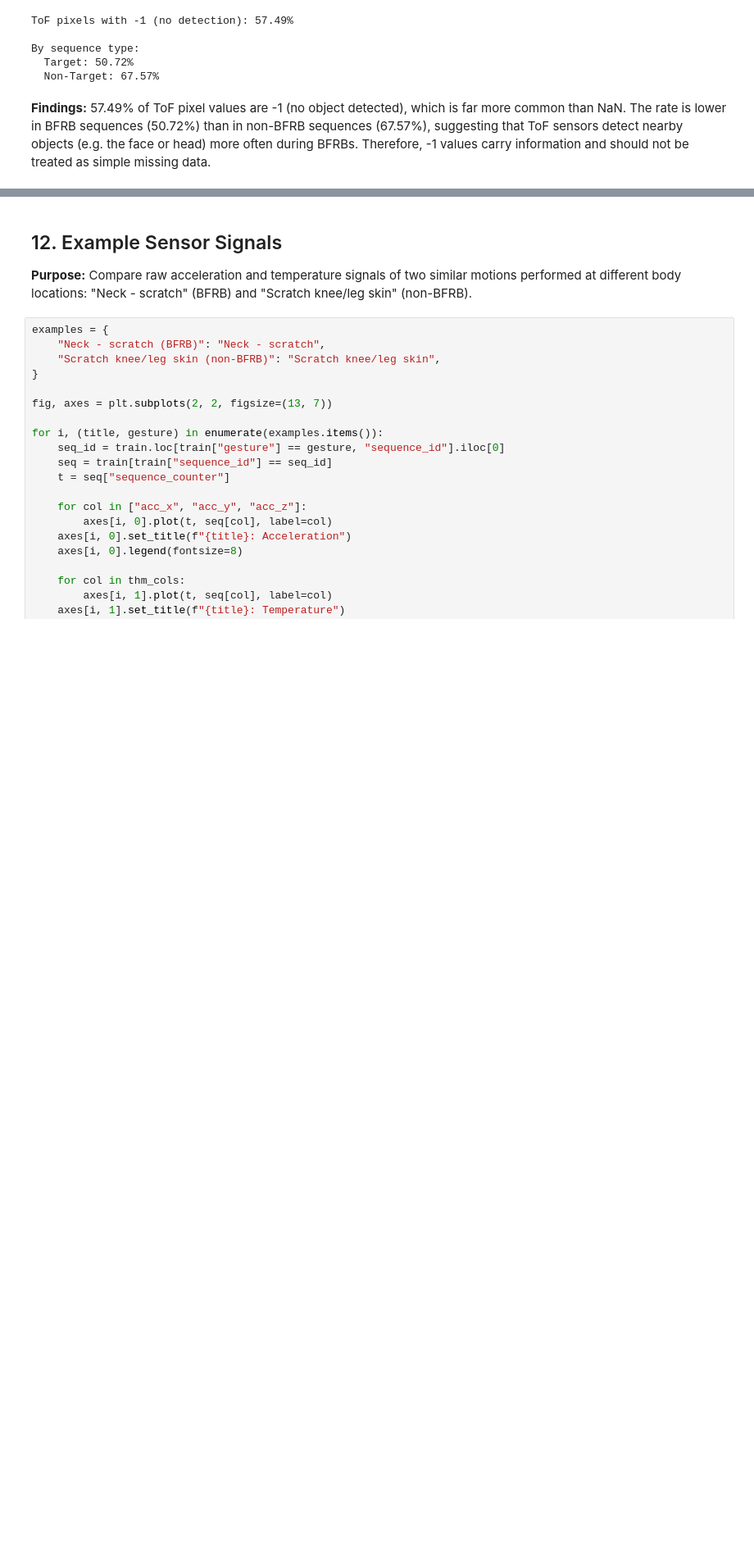
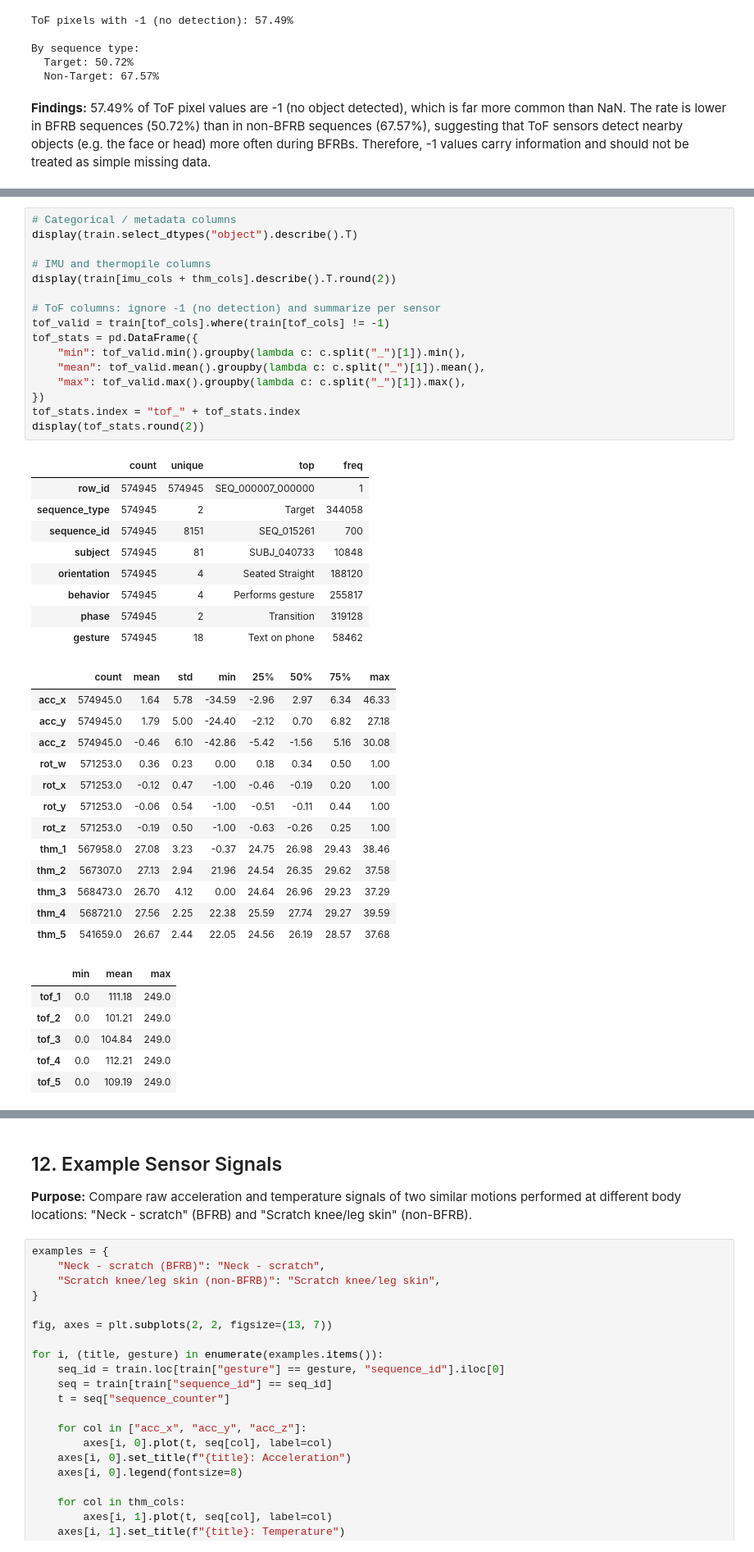
Before and after one commit to ezgitemur/GROUP18_CENG313, a Jupyter notebook: assignment1_eda_baseline.ipynb, the cells around one changed output, grey strips where cells are left out. Shown at 82% size. Cells and saved outputs as stored; diff of their text form; blank space fills up the shorter version.

Commit message:
add dtypes, describe and duplicate checks to EDA

```diff
--- a/assignment1_eda_baseline.ipynb
+++ b/assignment1_eda_baseline.ipynb
@@ -286,0 +325,45 @@ By sequence type:
+# %%
+# Categorical / metadata columns
+display(train.select_dtypes("object").describe().T)
+
+# IMU and thermopile columns
+display(train[imu_cols + thm_cols].describe().T.round(2))
+
+# ToF columns: ignore -1 (no detection) and summarize per sensor
+tof_valid = train[tof_cols].where(train[tof_cols] != -1)
+tof_stats = pd.DataFrame({
+    "min": tof_valid.min().groupby(lambda c: c.split("_")[1]).min(),
+    "mean": tof_valid.mean().groupby(lambda c: c.split("_")[1]).mean(),
+    "max": tof_valid.max().groupby(lambda c: c.split("_")[1]).max(),
+})
+tof_stats.index = "tof_" + tof_stats.index
+display(tof_stats.round(2))
+# %% [output]
+|  | count | unique | top | freq |
+| row_id | 574945 | 574945 | SEQ_000007_000000 | 1 |
+| sequence_type | 574945 | 2 | Target | 344058 |
+| sequence_id | 574945 | 8151 | SEQ_015261 | 700 |
+| subject | 574945 | 81 | SUBJ_040733 | 10848 |
+| orientation | 574945 | 4 | Seated Straight | 188120 |
+| behavior | 574945 | 4 | Performs gesture | 255817 |
+| phase | 574945 | 2 | Transition | 319128 |
+| gesture | 574945 | 18 | Text on phone | 58462 |
+|  | count | mean | std | min | 25% | 50% | 75% | max |
+| acc_x | 574945.0 | 1.64 | 5.78 | -34.59 | -2.96 | 2.97 | 6.34 | 46.33 |
+| acc_y | 574945.0 | 1.79 | 5.00 | -24.40 | -2.12 | 0.70 | 6.82 | 27.18 |
+| acc_z | 574945.0 | -0.46 | 6.10 | -42.86 | -5.42 | -1.56 | 5.16 | 30.08 |
+| rot_w | 571253.0 | 0.36 | 0.23 | 0.00 | 0.18 | 0.34 | 0.50 | 1.00 |
+| rot_x | 571253.0 | -0.12 | 0.47 | -1.00 | -0.46 | -0.19 | 0.20 | 1.00 |
+| rot_y | 571253.0 | -0.06 | 0.54 | -1.00 | -0.51 | -0.11 | 0.44 | 1.00 |
+| rot_z | 571253.0 | -0.19 | 0.50 | -1.00 | -0.63 | -0.26 | 0.25 | 1.00 |
+| thm_1 | 567958.0 | 27.08 | 3.23 | -0.37 | 24.75 | 26.98 | 29.43 | 38.46 |
+| thm_2 | 567307.0 | 27.13 | 2.94 | 21.96 | 24.54 | 26.35 | 29.62 | 37.58 |
+| thm_3 | 568473.0 | 26.70 | 4.12 | 0.00 | 24.64 | 26.96 | 29.23 | 37.29 |
+| thm_4 | 568721.0 | 27.56 | 2.25 | 22.38 | 25.59 | 27.74 | 29.27 | 39.59 |
+| thm_5 | 541659.0 | 26.67 | 2.44 | 22.05 | 24.56 | 26.19 | 28.57 | 37.68 |
+|  | min | mean | max |
+| tof_1 | 0.0 | 111.18 | 249.0 |
+| tof_2 | 0.0 | 101.21 | 249.0 |
+| tof_3 | 0.0 | 104.84 | 249.0 |
+| tof_4 | 0.0 | 112.21 | 249.0 |
+| tof_5 | 0.0 | 109.19 | 249.0 |
```
Also changed, not shown: parts of 10 cells of this notebook.
